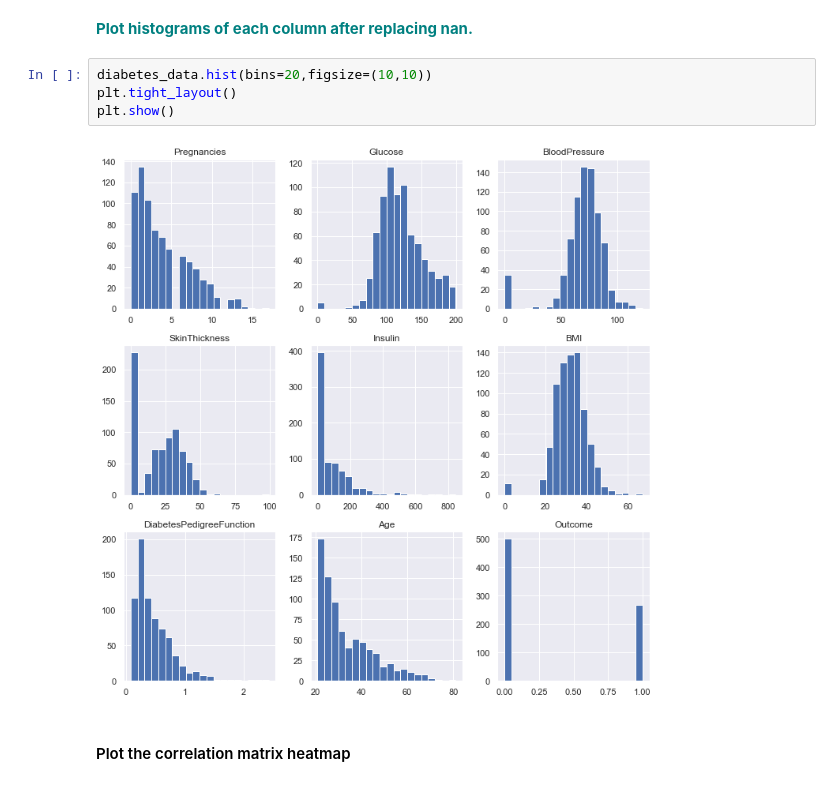
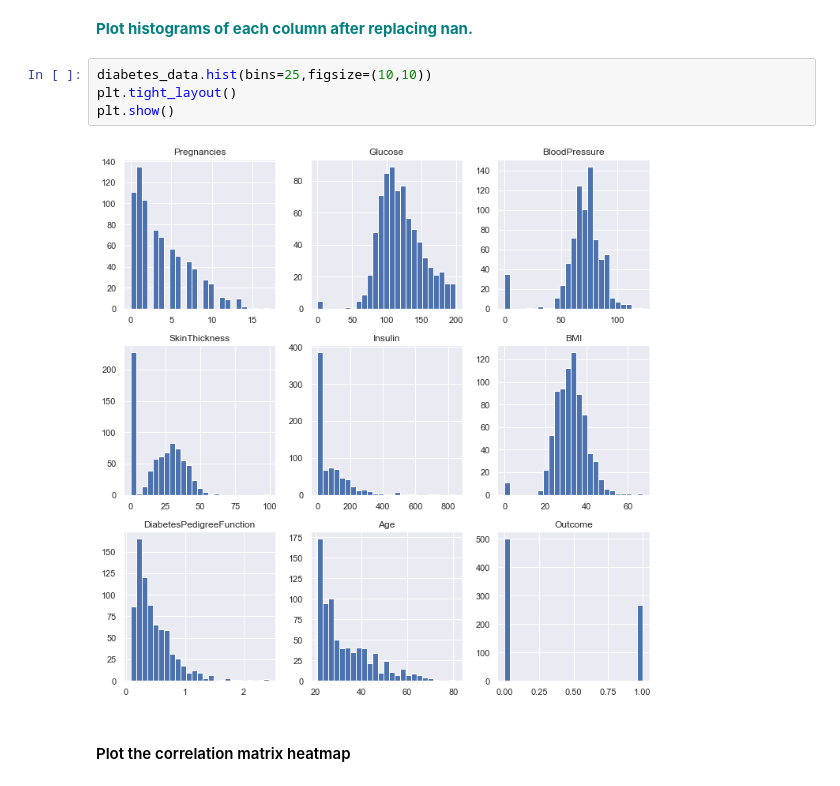
Before and after one commit to fancyfu4/SB-Data-Science, a Jupyter notebook: Case_Study/GridSearchKNN_Case_Study/GridSearchKNN_Case_Study.ipynb, the cells around one changed output. Cells and saved outputs as stored; diff of their text form.

```diff
--- a/Case_Study/GridSearchKNN_Case_Study/GridSearchKNN_Case_Study.ipynb
+++ b/Case_Study/GridSearchKNN_Case_Study/GridSearchKNN_Case_Study.ipynb
@@ -92,11 +92,11 @@ diabetes_data['BMI'].fillna(diabetes_data['BMI'].median(), inplace = True)
 # %% [markdown]
 **<font color='teal'> Plot histograms of each column after replacing nan. </font>**
 # %%
-diabetes_data.hist(bins=20,figsize=(10,10))
+diabetes_data.hist(bins=25,figsize=(10,10))
 plt.tight_layout()
 plt.show()
 # %% [output]
-[figure, old version]
+[figure, new version]
 # %% [markdown]
 #### Plot the correlation matrix heatmap
 # %%
```
